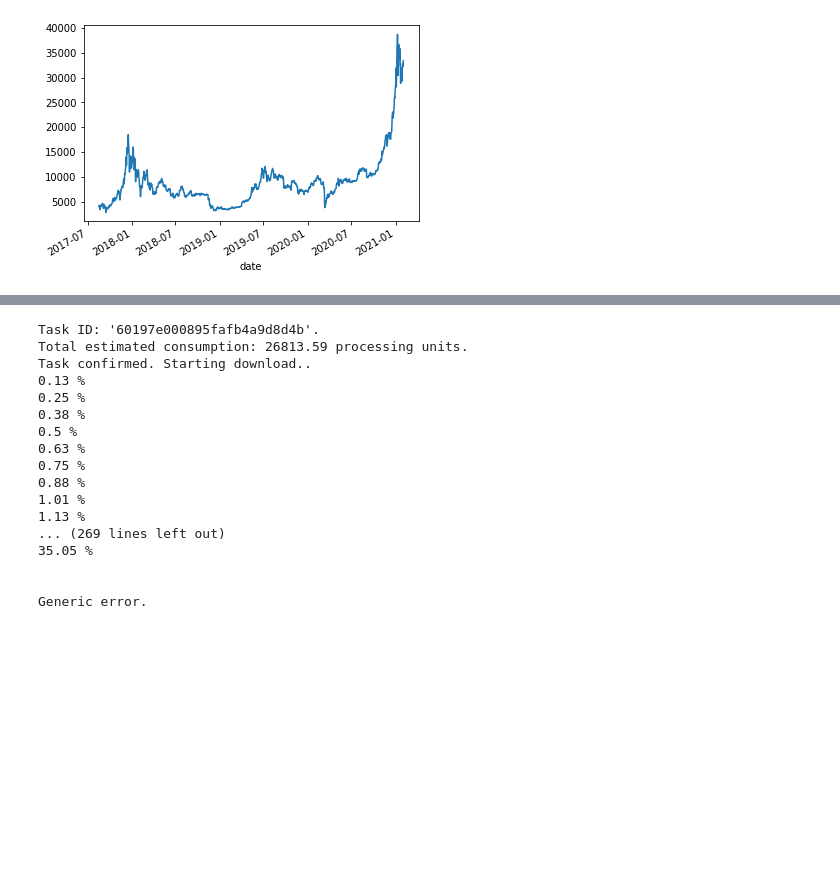
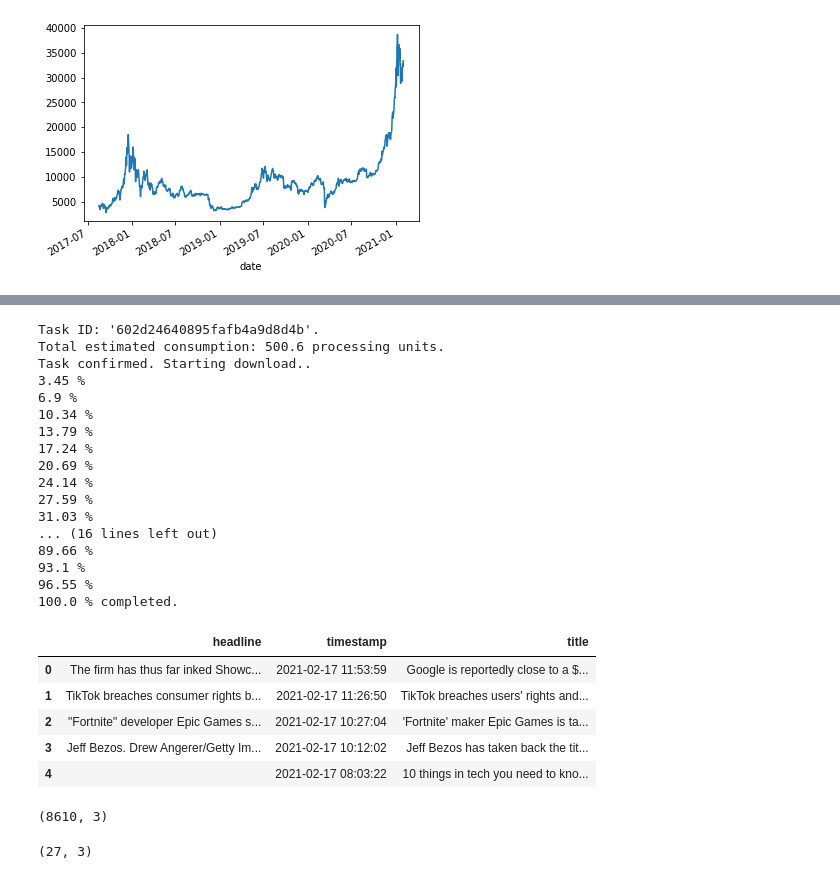
Before and after one commit to Abhijith-Bhuvan/ML-Bitcoin-price-predict-using-news, a Jupyter notebook: Bitcoin news.ipynb, the cells around one changed output, grey strips where cells are left out. Cells and saved outputs as stored; diff of their text form; code cells hidden in the pictures; blank space fills up the shorter version.

```diff
--- a/Bitcoin news.ipynb
+++ b/Bitcoin news.ipynb
@@ -69,0 +104,2 @@ parameters = {
+# %%
+OpenBlender_api_token = str(input('Enter OpenBlender api token:'))
@@ -70,25 +139,50 @@ parameters = {
+# %%
+action = 'API_getObservationsFromDataset'
+
+parameters = {
+        'token':OpenBlender_api_token,
+        'id_dataset': '5d5ab15c9516296e5749de7a',
+        # 'date_filter': {'start_date': '2020-08-17','end_date': '2020-08-20'},
+        'drop_features': ['url','publisher']
+      }
+# %%
+response = OpenBlender.call(action, parameters)
+# %% [output]
+Task ID: '602d24640895fafb4a9d8d4b'.
+Total estimated consumption: 500.6 processing units.
+Task confirmed. Starting download..
+3.45 %
+6.9 %
+10.34 %
+13.79 %
+17.24 %
+20.69 %
+24.14 %
+27.59 %
+31.03 %
+... (16 lines left out)
+89.66 %
+93.1 %
+96.55 %
+100.0 % completed.
 # %%
-def pullObservationsToDF(parameters):
-    action = 'API_getObservationsFromDataset'
-    df = pd.read_json(json.dumps(OpenBlender.call(action,parameters)['sample'])              ,convert_dates=False,convert_axes=False).sort_values('timestamp', ascending=False)
-    df.reset_index(drop=True, inplace=True)
-    return df
-df = pullObservationsToDF(parameters)
+df = pd.read_json(json.dumps(response['sample'])
+                  ,convert_dates=True,
+                  convert_axes=False)
+df.sort_values('timestamp', ascending=False)
+df.head()
 # %% [output]
-Task ID: '60197e000895fafb4a9d8d4b'.
-Total estimated consumption: 26813.59 processing units.
-Task confirmed. Starting download..
-0.13 %
-0.25 %
-0.38 %
-0.5 %
-0.63 %
-0.75 %
-0.88 %
-1.01 %
-1.13 %
-... (269 lines left out)
-35.05 %
-
-
-Generic error.
+|  | headline | timestamp | title |
+| 0 | The firm has thus far inked Showc... | 2021-02-17 11:53:59 | Google is reportedly close to a $... |
+| 1 | TikTok breaches consumer rights b... | 2021-02-17 11:26:50 | TikTok breaches users' rights and... |
+| 2 | "Fortnite" developer Epic Games s... | 2021-02-17 10:27:04 | 'Fortnite' maker Epic Games is ta... |
+| 3 | Jeff Bezos. Drew Angerer/Getty Im... | 2021-02-17 10:12:02 | Jeff Bezos has taken back the tit... |
+| 4 |  | 2021-02-17 08:03:22 | 10 things in tech you need to kno... |
+# %%
+df.shape
+# %% [output]
+(8610, 3)
+# %%
+df[df['title'].str.contains("bitcoin|Bitcoin")].shape
+# %% [output]
+(27, 3)
```
Also changed, not shown: parts of 21 cells of this notebook.
